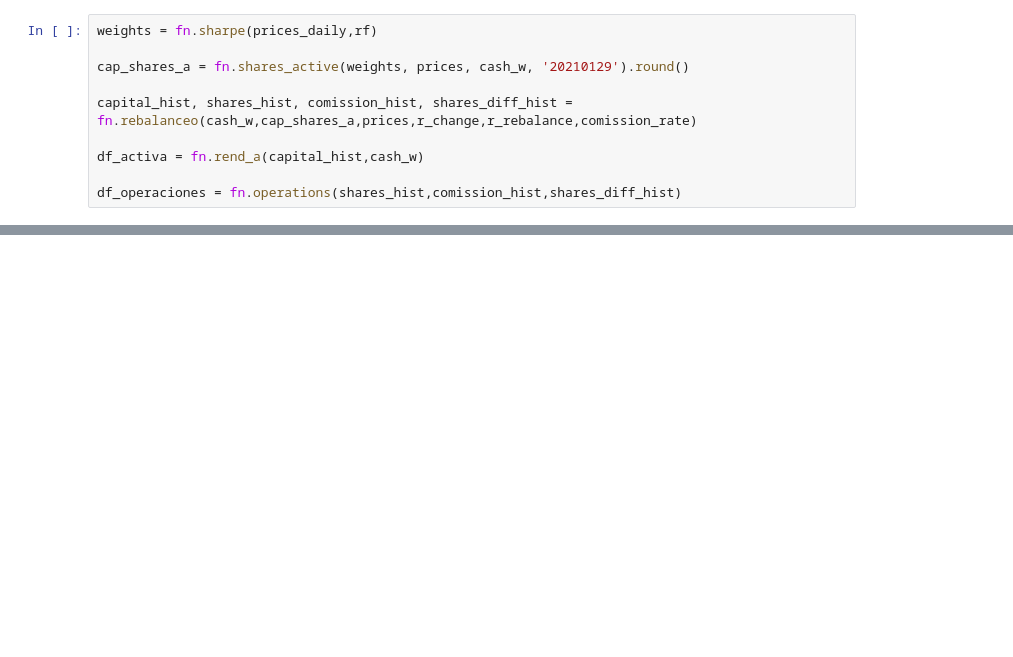
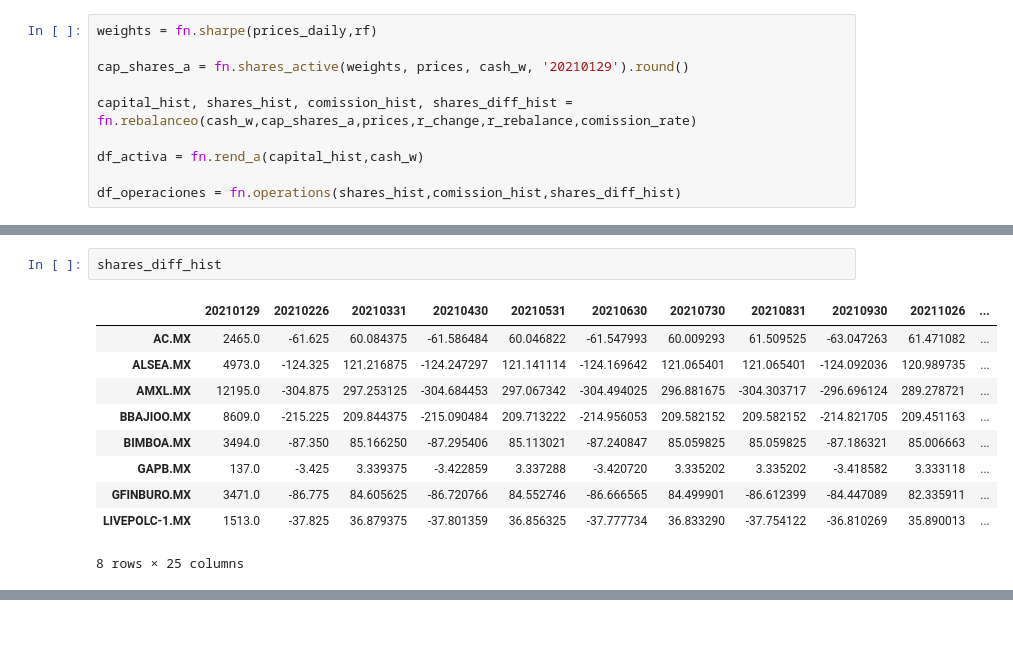
Before and after one commit to Tania-Bell/MyST_Lab1, a Jupyter notebook: notebook.ipynb, the cells around one changed output, grey strips where cells are left out. Cells and saved outputs as stored; diff of their text form; blank space fills up the shorter version.

```diff
--- a/notebook.ipynb
+++ b/notebook.ipynb
@@ -271,0 +332,13 @@ cap_shares_a
+# %%
+shares_diff_hist
+# %% [output]
+|  | 20210129 | 20210226 | 20210331 | 20210430 | 20210531 | 20210630 | 20210730 | 20210831 | 20210930 | 20211026 | ... |
+| AC.MX | 2465.0 | -61.625 | 60.084375 | -61.586484 | 60.046822 | -61.547993 | 60.009293 | 61.509525 | -63.047263 | 61.471082 | ... |
+| ALSEA.MX | 4973.0 | -124.325 | 121.216875 | -124.247297 | 121.141114 | -124.169642 | 121.065401 | 121.065401 | -124.092036 | 120.989735 | ... |
+| AMXL.MX | 12195.0 | -304.875 | 297.253125 | -304.684453 | 297.067342 | -304.494025 | 296.881675 | -304.303717 | -296.696124 | 289.278721 | ... |
+| BBAJIOO.MX | 8609.0 | -215.225 | 209.844375 | -215.090484 | 209.713222 | -214.956053 | 209.582152 | 209.582152 | -214.821705 | 209.451163 | ... |
+| BIMBOA.MX | 3494.0 | -87.350 | 85.166250 | -87.295406 | 85.113021 | -87.240847 | 85.059825 | 85.059825 | -87.186321 | 85.006663 | ... |
+| GAPB.MX | 137.0 | -3.425 | 3.339375 | -3.422859 | 3.337288 | -3.420720 | 3.335202 | 3.335202 | -3.418582 | 3.333118 | ... |
+| GFINBURO.MX | 3471.0 | -86.775 | 84.605625 | -86.720766 | 84.552746 | -86.666565 | 84.499901 | -86.612399 | -84.447089 | 82.335911 | ... |
+| LIVEPOLC-1.MX | 1513.0 | -37.825 | 36.879375 | -37.801359 | 36.856325 | -37.777734 | 36.833290 | -37.754122 | -36.810269 | 35.890013 | ... |
+8 rows × 25 columns
```
Also changed, not shown: parts of 7 cells of this notebook.
